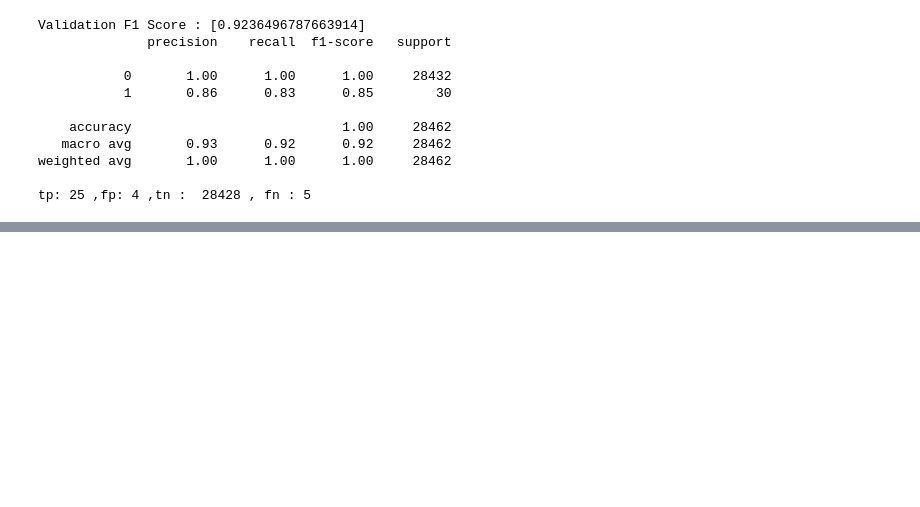
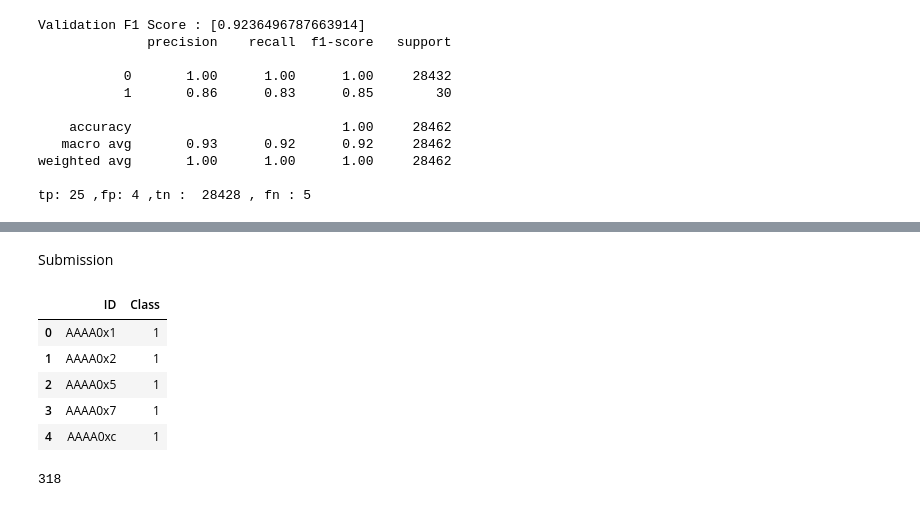
Before and after one commit to Owening2/Creditcard_Fraud_Detection, a Jupyter notebook: pytorch.ipynb, the cells around one changed output, grey strips where cells are left out. Saved outputs shown, nothing was run; the diff lists cells and outputs as text; code cells hidden in the pictures; blank space fills up the shorter version.

```diff
--- a/pytorch.ipynb
+++ b/pytorch.ipynb
@@ -87,0 +131,12 @@ tp: 25 ,fp: 4 ,tn :  28428 , fn : 5
+# %% [markdown]
+Submission
+# %%
+submit = pd.read_csv('./sample_submission.csv')
+submit.head()
+# %% [output]
+|  | ID | Class |
+| 0 | AAAA0x1 | 1 |
+| 1 | AAAA0x2 | 1 |
+| 2 | AAAA0x5 | 1 |
+| 3 | AAAA0x7 | 1 |
+| 4 | AAAA0xc | 1 |
@@ -87,0 +146,4 @@ tp: 25 ,fp: 4 ,tn :  28428 , fn : 5
+# %%
+pd.read_csv('./EllipticEnvelope.csv')['Class'].sum()
+# %% [output]
+318
```
Also changed, not shown: parts of 6 cells of this notebook.
